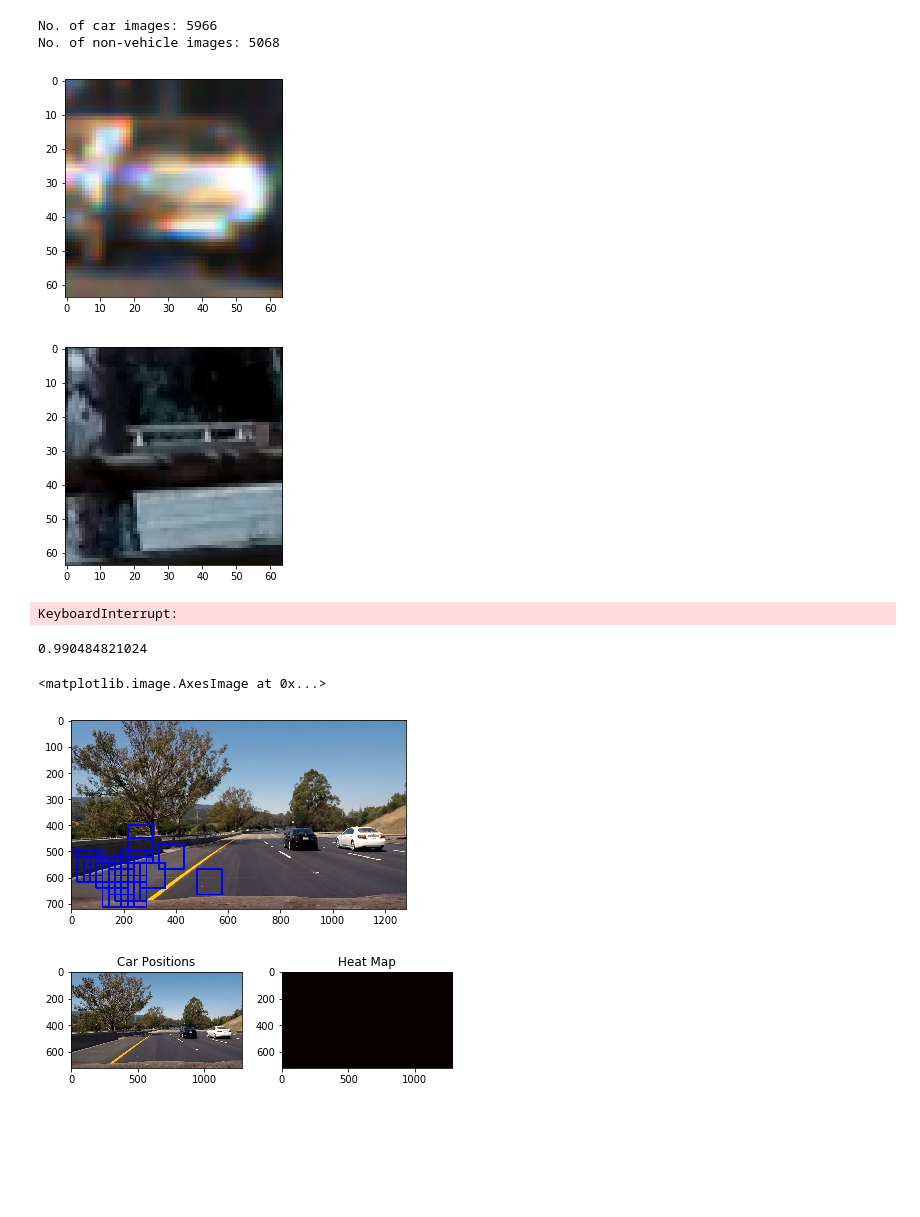
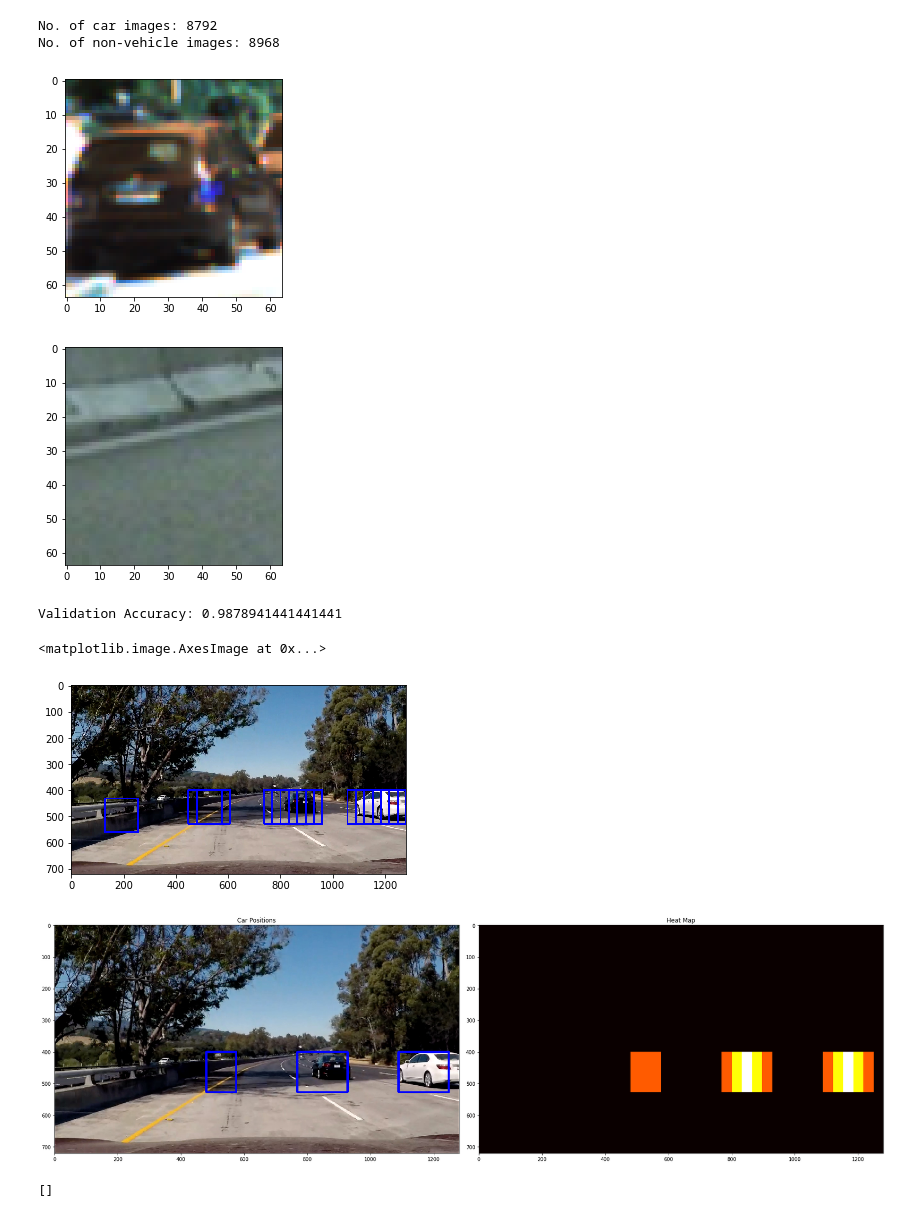
Before and after one commit to navinrahim/CarND-Vehicle-Detection, a Jupyter notebook: car_detection_main.ipynb, the cells around one changed output. Drawn from its saved outputs; the diff is of its cells as text; code cells hidden in the pictures; blank space fills up the shorter version.

```diff
--- a/car_detection_main.ipynb
+++ b/car_detection_main.ipynb
@@ -14,14 +14,14 @@ from scipy.ndimage.measurements import label
 # import pickle
 # %%
 #Read in car image file name
-# cars=glob.glob('Data/vehicles/vehicles/*/*.png')
-cars=glob.glob('Data/vehicles/vehicles/KITTI_extracted/*.png')
+cars=glob.glob('Data/vehicles/vehicles/*/*.png')
+# cars=glob.glob('Data/vehicles/vehicles/KITTI_extracted/*.png')
 
 print('No. of car images:',len(cars))
 
 #Read in non-car image file names
-# not_cars=glob.glob('Data/non-vehicles/non-vehicles/*/*.png')
-not_cars=glob.glob('Data/non-vehicles/non-vehicles/Extras/*.png')
+not_cars=glob.glob('Data/non-vehicles/non-vehicles/*/*.png')
+# not_cars=glob.glob('Data/non-vehicles/non-vehicles/Extras/*.png')
 
 print('No. of non-vehicle images:',len(not_cars))
 
@@ -36,10 +36,10 @@ plt.show()
 plt.imshow(not_car_img)
 plt.show()
 # %% [output]
-No. of car images: 5966
-No. of non-vehicle images: 5068
+No. of car images: 8792
+No. of non-vehicle images: 8968
-[figure, old version]
+[figure, new version]
-[figure, old version]
+[figure, new version]
 # %%
 # Function to return HOG features and visualization (if vis==True)
 def get_hog_features(img, orient, pix_per_cell, cell_per_block, vis=False, feature_vec=True):
@@ -138,8 +138,6 @@ hist_range=(0, 256)
 
 car_features = extract_features(cars, colorspace, (spatial, spatial), histbin, (0, 256), orient, pix_per_cell, cell_per_block, hog_channel)
 not_car_features = extract_features(not_cars, colorspace, (spatial, spatial), histbin, (0, 256), orient, pix_per_cell, cell_per_block, hog_channel )
-# %% [output]
-KeyboardInterrupt:
 # %%
 # Create an array stack of feature vectors
 X = np.vstack((car_features, not_car_features)).astype(np.float64)
@@ -162,9 +160,9 @@ svc = SVC()
 svc.fit(X_train, y_train)
 
 pred=svc.predict(X_test)
-print(accuracy_score(pred,y_test))
+print('Validation Accuracy:',accuracy_score(pred,y_test))
 # %% [output]
-0.990484821024
+Validation Accuracy: 0.9878941441441441
 # %%
 # import pickle
 # # save the classifier
@@ -179,7 +177,8 @@ def find_cars(img, ystart, ystop, scale, svc, X_scaler, orient, pix_per_cell, ce
     img = img.astype(np.float32)/255
 
     img_tosearch = img[ystart:ystop,:,:]
-    ctrans_tosearch = np.copy(img)#cv2.cvtColor(img_tosearch, cv2.COLOR_BGR2RGB)#cv2.COLOR_RGB2YCrCb)
+    #ctrans_tosearch = np.copy(img)#cv2.cvtColor(img_tosearch, cv2.COLOR_BGR2RGB)#cv2.COLOR_RGB2YCrCb)
+    ctrans_tosearch=cv2.cvtColor(img_tosearch,cv2.COLOR_RGB2HSV)
     if scale != 1:
         imshape = ctrans_tosearch.shape
         ctrans_tosearch = cv2.resize(ctrans_tosearch, (np.int(imshape[1]/scale), np.int(imshape[0]/scale)))
@@ -205,6 +204,8 @@ def find_cars(img, ystart, ystop, scale, svc, X_scaler, orient, pix_per_cell, ce
     hog2 = get_hog_features(ch2, orient, pix_per_cell, cell_per_block, feature_vec=False)
     hog3 = get_hog_features(ch3, orient, pix_per_cell, cell_per_block, feature_vec=False)
 
+    box_list=[]
+
     for xb in range(nxsteps):
         for yb in range(nysteps):
             ypos = yb*cells_per_step
@@ -226,11 +227,10 @@ def find_cars(img, ystart, ystop, scale, svc, X_scaler, orient, pix_per_cell, ce
             hist_features = color_hist(subimg, nbins=hist_bins)
 
             # Scale features and make a prediction
-            test_features = X_scaler.transform(np.hstack((spatial_features, hist_features, hog_features)).reshape(1, -1))
+            combined_feature=np.hstack((spatial_features, hist_features, hog_features)).reshape(1, -1)
+            test_features = X_scaler.transform(combined_feature)
             #test_features = X_scaler.transform(np.hstack((shape_feat, hist_feat)).reshape(1, -1))
             test_prediction = svc.predict(test_features)
-
-            box_list=[]
 
             if test_prediction == 1:
                 xbox_left = np.int(xleft*scale)
@@ -243,7 +243,7 @@ def find_cars(img, ystart, ystop, scale, svc, X_scaler, orient, pix_per_cell, ce
 # %%
 ystart = 400
 ystop = 656
-scale = 1.5
+scale = 2
 spatial_size = 32
 histbin = 64
 # colorspace = 'YCrCb' # Can be RGB, HSV, LUV, HLS, YUV, YCrCb
@@ -253,14 +253,14 @@ cell_per_block = 2
 # hog_channel = 0   # Can be 0, 1, 2, or ALL"
 hist_range=(0, 256)
 
-img=cv2.imread('test_images/test6.jpg')
-img=cv2.cvtColor(img,cv2.COLOR_BGR2RGB)
+img=mpimg.imread('test_images/test5.jpg')
+
 out_img,box_list = find_cars(img, ystart, ystop, scale, svc, X_scaler, orient, pix_per_cell, cell_per_block, (spatial_size,spatial_size), histbin)
 
 plt.imshow(out_img)
 # %% [output]
 <matplotlib.image.AxesImage at 0x...>
-[figure, old version]
+[figure, new version]
 # %%
 #Define the output video location
 project_out = 'output_videos/test_video_out.mp4'
@@ -297,33 +297,37 @@ def draw_labeled_bboxes(img, labels):
         # Identify x and y values of those pixels
         nonzeroy = np.array(nonzero[0])
         nonzerox = np.array(nonzero[1])
         # Define a bounding box based on min/max x and y
         bbox = ((np.min(nonzerox), np.min(nonzeroy)), (np.max(nonzerox), np.max(nonzeroy)))
         # Draw the box on the image
         cv2.rectangle(img, bbox[0], bbox[1], (0,0,255), 6)
     # Return the image
     return img
 
 # Add heat to each box in box list
 heat = add_heat(heat,box_list)
 
 # Apply threshold to help remove false positives
-heat = apply_threshold(heat,2)
+heat = apply_threshold(heat,1)
 
 # Visualize the heatmap when displaying
 heatmap = np.clip(heat, 0, 255)
 
 # Find final boxes from heatmap using label function
 labels = label(heatmap)
 draw_img = draw_labeled_bboxes(np.copy(img), labels)
 
-fig = plt.figure()
+fig = plt.figure(figsize=(24, 9))
 plt.subplot(121)
 plt.imshow(draw_img)
 plt.title('Car Positions')
 plt.subplot(122)
 plt.imshow(heatmap, cmap='hot')
 plt.title('Heat Map')
 fig.tight_layout()
 # %% [output]
-[figure, old version]
+[figure, new version]
+# %%
+print(box_list)
+# %% [output]
+[]
```
